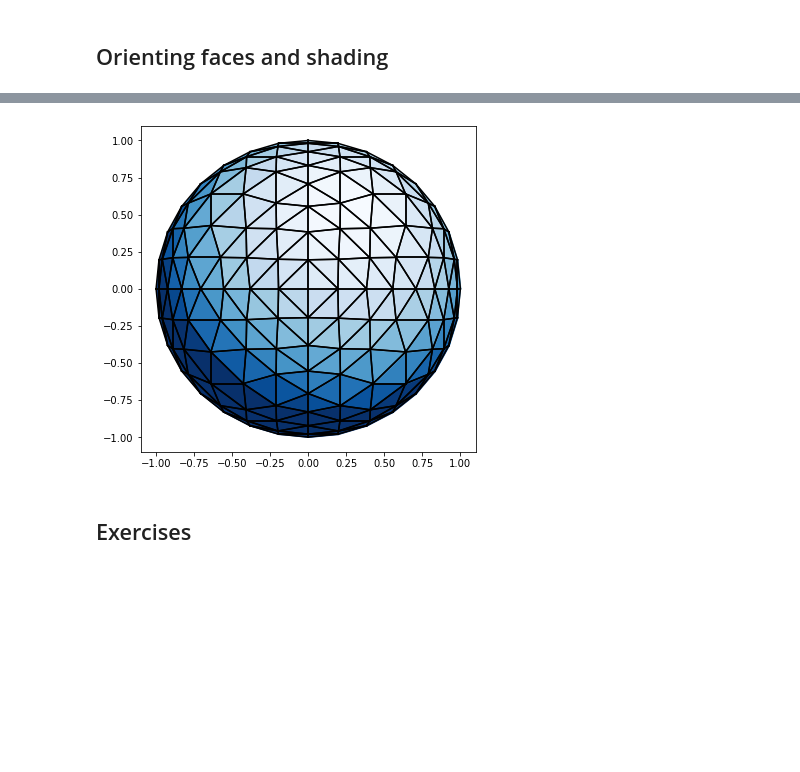
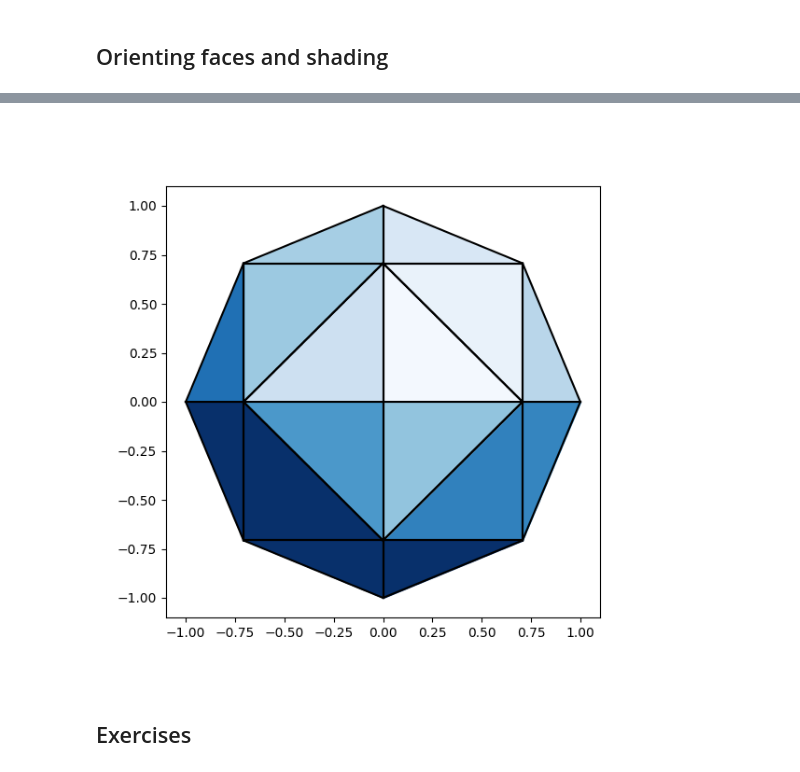
Before and after one commit to temaput/Math-for-Programmers, a Jupyter notebook: Chapter 03/ch03_walkthrough.ipynb, the cells around one changed output, grey strips where cells are left out. Saved outputs shown, nothing was run; the diff lists cells and outputs as text; code cells hidden in the pictures; blank space fills up the shorter version.

```diff
--- a/Chapter 03/ch03_walkthrough.ipynb
+++ b/Chapter 03/ch03_walkthrough.ipynb
@@ -411,9 +416,9 @@ def rec_split(faces, depth=0):
 def sphere_approx(n):
     return rec_split(octahedron,n)
 # %%
-render(sphere_approx(3), lines='k')
+render(sphere_approx(1), lines='k')
 # %% [output]
-[figure, old version]
+[figure, new version]
 # %% [markdown]
 ## Exercises
 # %% [markdown]
```
Also changed, not shown: parts of 15 cells of this notebook, 9 other files.
